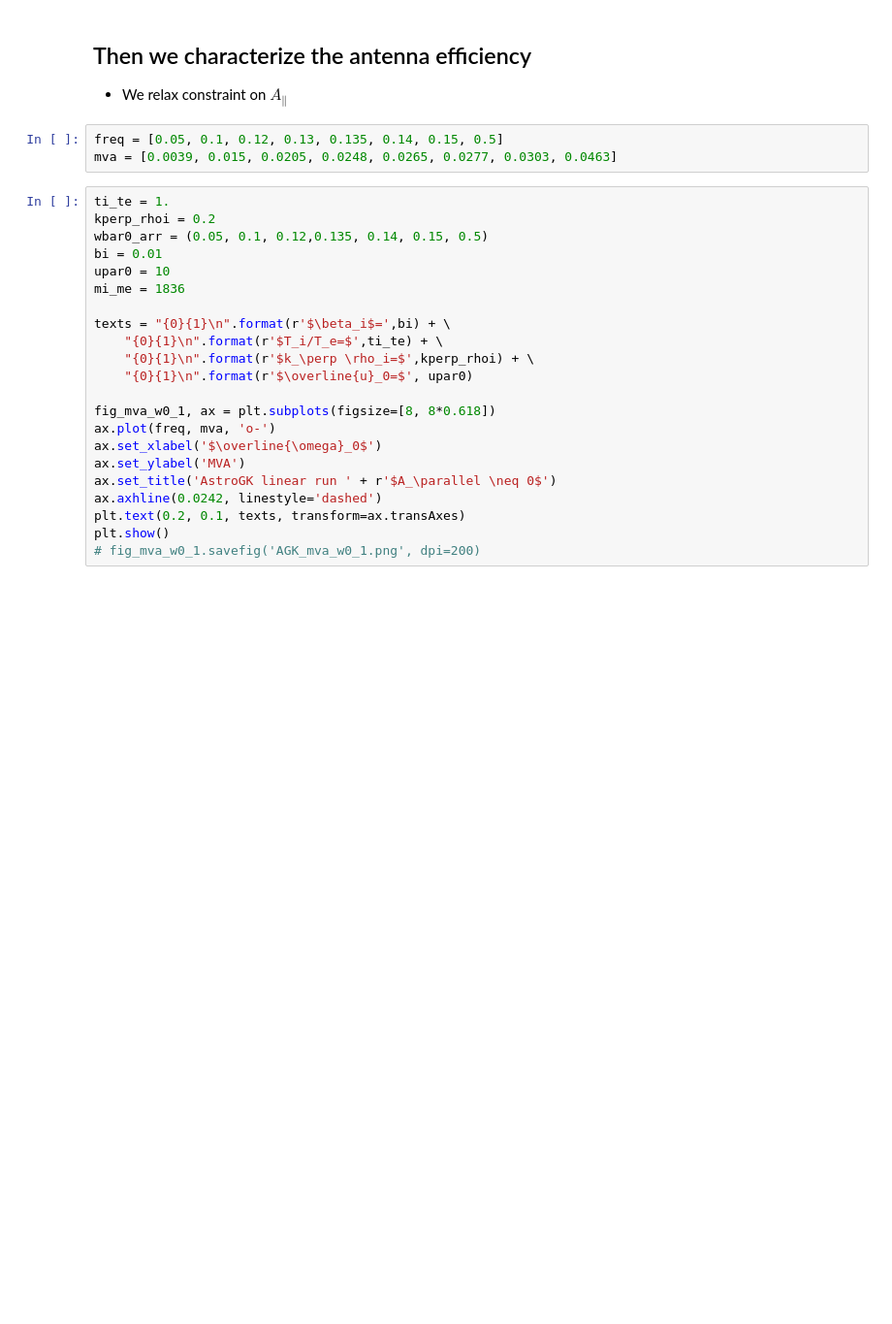
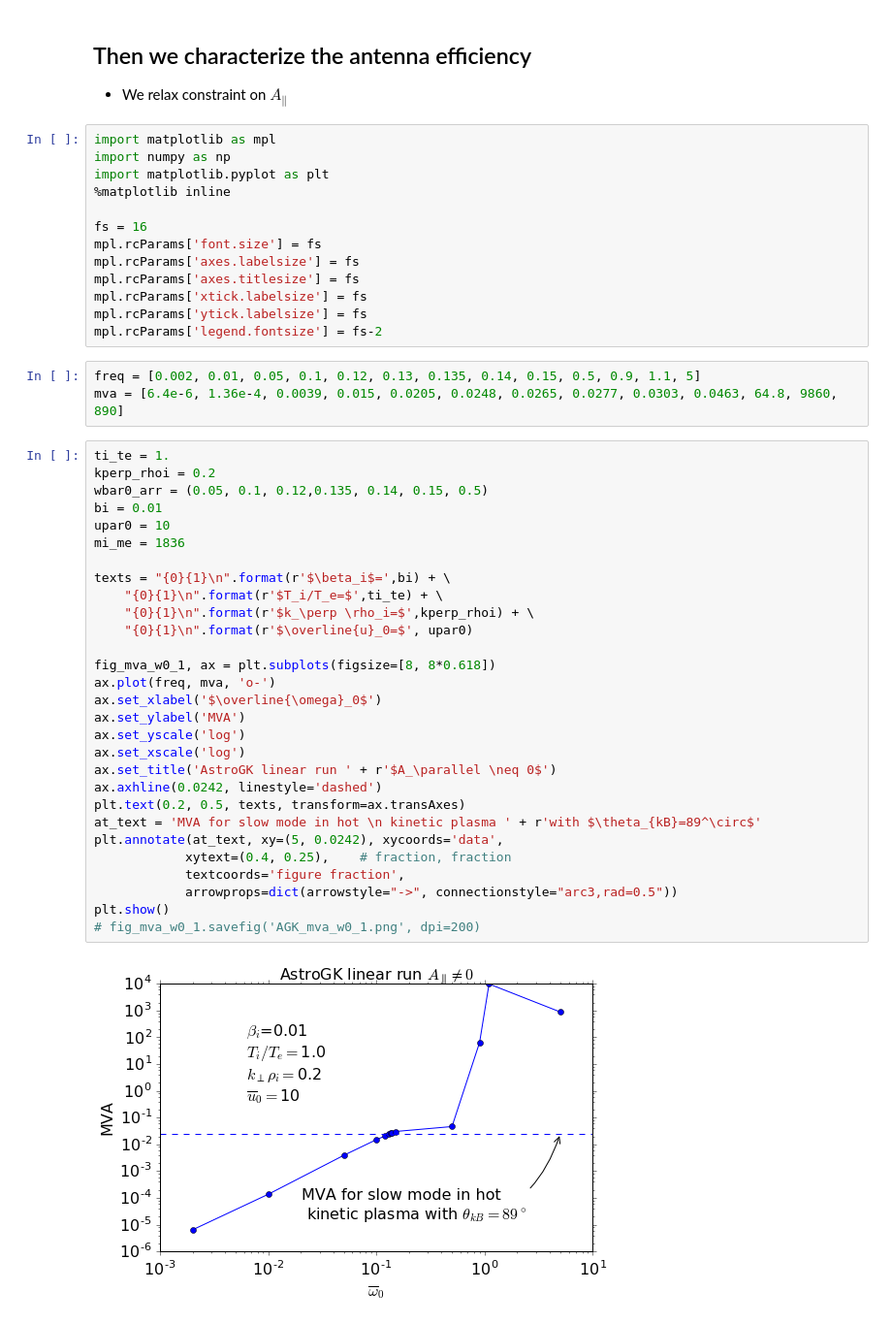
Before and after one commit to YuguangTong/Fourier-Laplace-plasma-response-in-driven-Gyrokinetics, a Jupyter notebook: python/Slides_16_Oct_3_draft.ipynb, the cells around one changed output. Shown at 97% size. Saved outputs shown, nothing was run; the diff lists cells and outputs as text; blank space fills up the shorter version.

Commit message:
characterize antenna's driving efficiency at different driving frequencies. choose best frequencies to drive alfven/slow modes

```diff
--- a/python/Slides_16_Oct_3_draft.ipynb
+++ b/python/Slides_16_Oct_3_draft.ipynb
@@ -138,28 +117,50 @@ load_agk_data.py
 # %% [markdown]
 ## Then we characterize the antenna efficiency
 - We relax constraint on $A_\parallel$
+# %%
+import matplotlib as mpl
+import numpy as np
+import matplotlib.pyplot as plt
+%matplotlib inline
+
+fs = 16
+mpl.rcParams['font.size'] = fs
+mpl.rcParams['axes.labelsize'] = fs
+mpl.rcParams['axes.titlesize'] = fs
+mpl.rcParams['xtick.labelsize'] = fs
+mpl.rcParams['ytick.labelsize'] = fs
+mpl.rcParams['legend.fontsize'] = fs-2
 # %%
-freq = [0.05, 0.1, 0.12, 0.13, 0.135, 0.14, 0.15, 0.5]
-mva = [0.0039, 0.015, 0.0205, 0.0248, 0.0265, 0.0277, 0.0303, 0.0463]
+freq = [0.002, 0.01, 0.05, 0.1, 0.12, 0.13, 0.135, 0.14, 0.15, 0.5, 0.9, 1.1, 5]
+mva = [6.4e-6, 1.36e-4, 0.0039, 0.015, 0.0205, 0.0248, 0.0265, 0.0277, 0.0303, 0.0463, 64.8, 9860, 890]
 # %%
 ti_te = 1.
 kperp_rhoi = 0.2
 wbar0_arr = (0.05, 0.1, 0.12,0.135, 0.14, 0.15, 0.5)
 bi = 0.01
 upar0 = 10
 mi_me = 1836
 
 texts = "{0}{1}\n".format(r'$\beta_i$=',bi) + \
     "{0}{1}\n".format(r'$T_i/T_e=$',ti_te) + \
     "{0}{1}\n".format(r'$k_\perp \rho_i=$',kperp_rhoi) + \
     "{0}{1}\n".format(r'$\overline{u}_0=$', upar0)
 
 fig_mva_w0_1, ax = plt.subplots(figsize=[8, 8*0.618])
 ax.plot(freq, mva, 'o-')
 ax.set_xlabel('$\overline{\omega}_0$')
 ax.set_ylabel('MVA')
+ax.set_yscale('log')
+ax.set_xscale('log')
 ax.set_title('AstroGK linear run ' + r'$A_\parallel \neq 0$')
 ax.axhline(0.0242, linestyle='dashed')
-plt.text(0.2, 0.1, texts, transform=ax.transAxes)
+plt.text(0.2, 0.5, texts, transform=ax.transAxes)
+at_text = 'MVA for slow mode in hot \n kinetic plasma ' + r'with $\theta_{kB}=89^\circ$'
+plt.annotate(at_text, xy=(5, 0.0242), xycoords='data',
+            xytext=(0.4, 0.25),    # fraction, fraction
+            textcoords='figure fraction',
+            arrowprops=dict(arrowstyle="->", connectionstyle="arc3,rad=0.5"))
 plt.show()
 # fig_mva_w0_1.savefig('AGK_mva_w0_1.png', dpi=200)
+# %% [output]
+[figure, added]
```
Also changed, not shown: parts of 6 cells of this notebook, 5 other files.
